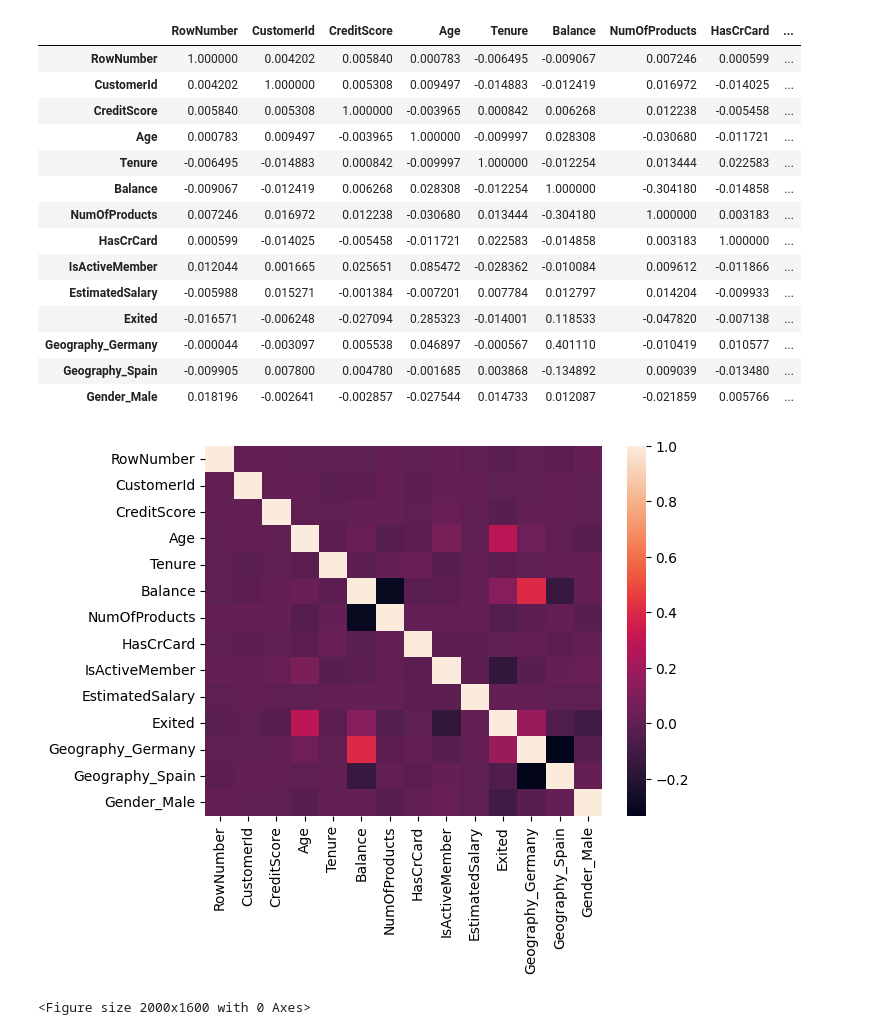
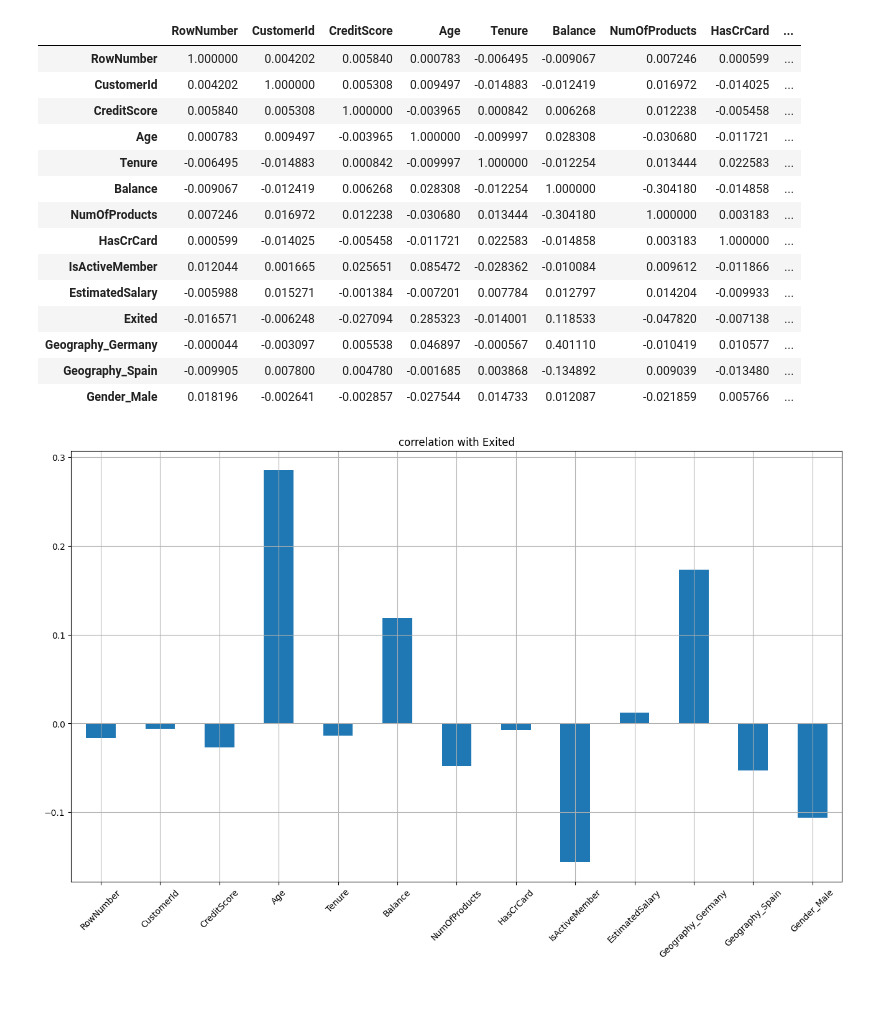
Before and after one commit to Saurav-Krishna/Data-analytics-Projects, a Jupyter notebook: Customer_Churn_Rate_prediction/main.ipynb, the cells around one changed output. Saved outputs shown, nothing was run; the diff lists cells and outputs as text; code cells hidden in the pictures; blank space fills up the shorter version.

```diff
--- a/Customer_Churn_Rate_prediction/main.ipynb
+++ b/Customer_Churn_Rate_prediction/main.ipynb
@@ -181,10 +177,12 @@ corr_df
 | Geography_Germany | -0.000044 | -0.003097 | 0.005538 | 0.046897 | -0.000567 | 0.401110 | -0.010419 | 0.010577 | ... |
 | Geography_Spain | -0.009905 | 0.007800 | 0.004780 | -0.001685 | 0.003868 | -0.134892 | 0.009039 | -0.013480 | ... |
 | Gender_Male | 0.018196 | -0.002641 | -0.002857 | -0.027544 | 0.014733 | 0.012087 | -0.021859 | 0.005766 | ... |
-# %%
-sns.heatmap(corr_df)
-plt.figure(figsize=(20,16))
-plt.show()
-# %% [output]
-[figure, removed]
-<Figure size 2000x1600 with 0 Axes>
+# %%
+df_2 = df.drop(columns='Exited')
+# %%
+df_2.corrwith(df['Exited']).plot.bar(
+    figsize = (16,9), title='correlation with Exited' , rot=45, grid = True
+)
+plt.show()
+# %% [output]
+[figure, added]
```
Also changed, not shown: parts of 19 cells of this notebook.
